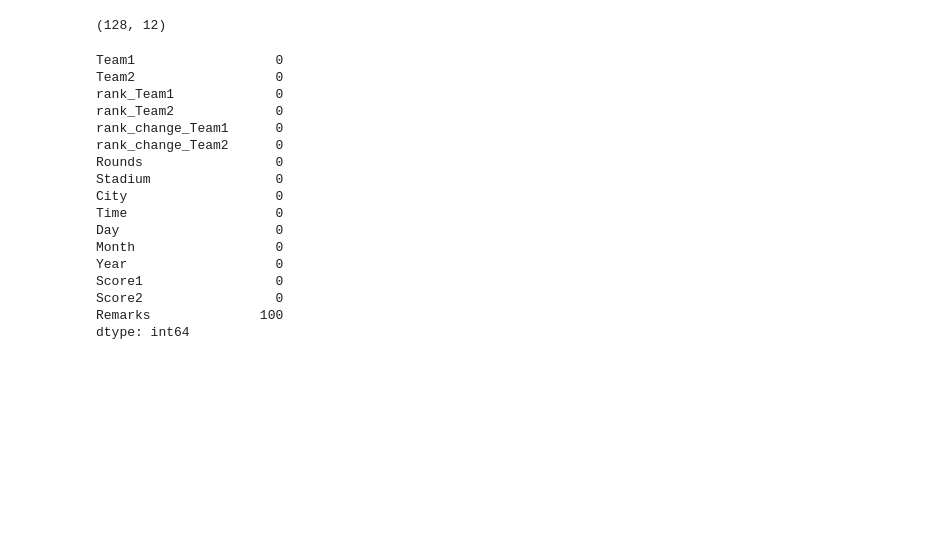
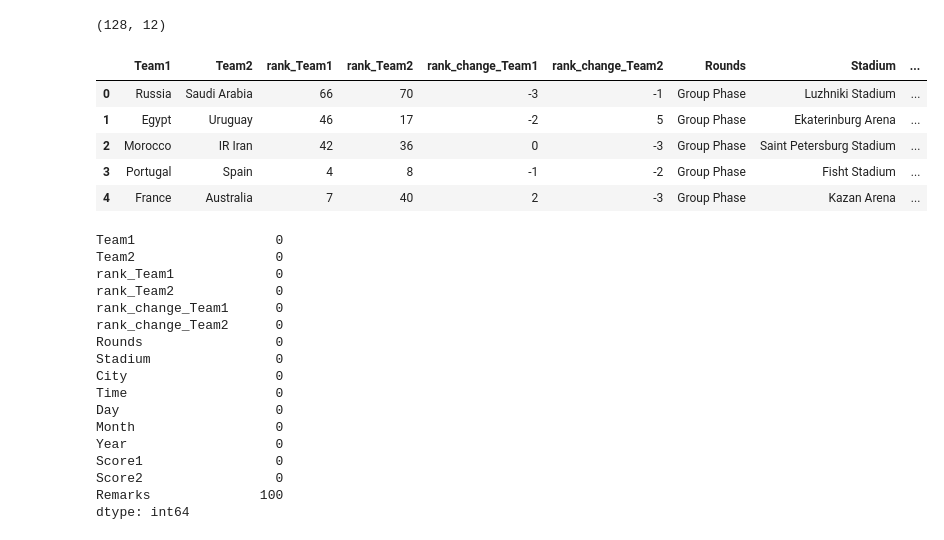
Before and after one commit to Milad-abbaszadeh/DataScienceProject, a Jupyter notebook: Milad_code/Final.ipynb, the cells around one changed output. Cells and saved outputs as stored; diff of their text form; code cells hidden in the pictures; blank space fills up the shorter version.

```diff
--- a/Milad_code/Final.ipynb
+++ b/Milad_code/Final.ipynb
@@ -66,6 +75,15 @@ df.insert(3, 'rank_Team2', df['Team2'].map(ranking_2018.set_index('country_full'
 
 df.insert(4, 'rank_change_Team1', df['Team1'].map(ranking_2018.set_index('country_full')['rank_change']))
 df.insert(5, 'rank_change_Team2', df['Team2'].map(ranking_2018.set_index('country_full')['rank_change']))
+# %%
+df.head()
+# %% [output]
+|  | Team1 | Team2 | rank_Team1 | rank_Team2 | rank_change_Team1 | rank_change_Team2 | Rounds | Stadium | ... |
+| 0 | Russia | Saudi Arabia | 66 | 70 | -3 | -1 | Group Phase | Luzhniki Stadium | ... |
+| 1 | Egypt | Uruguay | 46 | 17 | -2 | 5 | Group Phase | Ekaterinburg Arena | ... |
+| 2 | Morocco | IR Iran | 42 | 36 | 0 | -3 | Group Phase | Saint Petersburg Stadium | ... |
+| 3 | Portugal | Spain | 4 | 8 | -1 | -2 | Group Phase | Fisht Stadium | ... |
+| 4 | France | Australia | 7 | 40 | 2 | -3 | Group Phase | Kazan Arena | ... |
 # %%
 df.isnull().sum()
 # %% [output]
```
Also changed, not shown: parts of 15 cells of this notebook, 10 other files.
